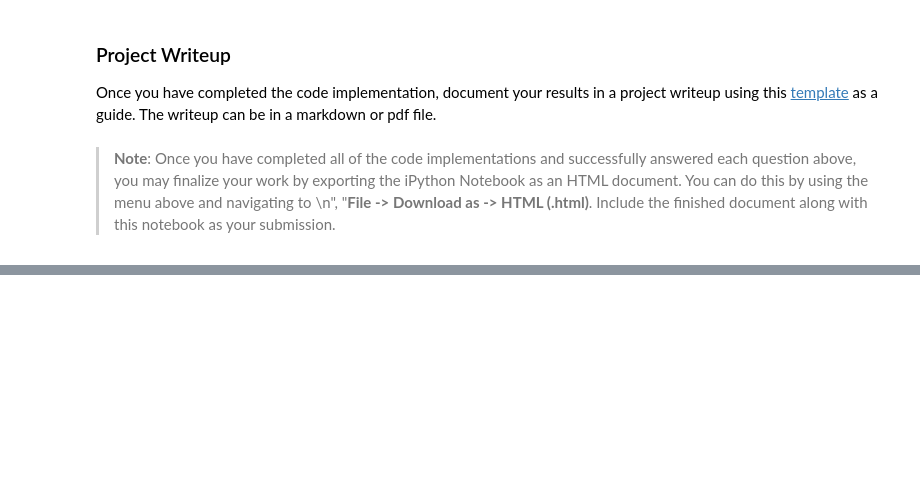
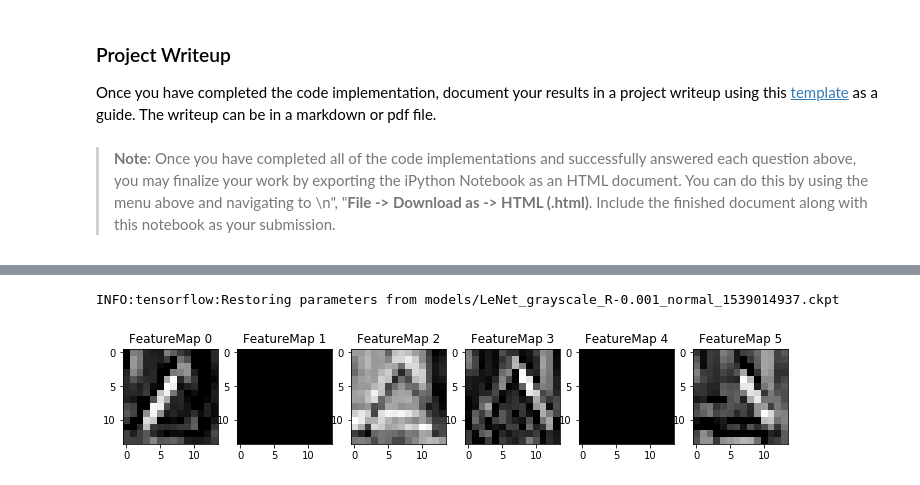
Before and after one commit to Pyrax/CarND-Traffic-Sign-Classifier-Project, a Jupyter notebook: Traffic_Sign_Classifier.ipynb, the cells around one changed output, grey strips where cells are left out. Saved outputs shown, nothing was run; the diff lists cells and outputs as text; code cells hidden in the pictures; blank space fills up the shorter version.

```diff
--- a/Traffic_Sign_Classifier.ipynb
+++ b/Traffic_Sign_Classifier.ipynb
@@ -845,0 +853,5 @@ def outputFeatureMap(image_input, tf_activation, activation_min=-1, activation_m
+# %%
+feature_net.outputFeatureMap(test_signs_pre[feature_image, None], getattr(feature_net, 'conv1'), restore=True)
+# %% [output]
+INFO:tensorflow:Restoring parameters from models/LeNet_grayscale_R-0.001_normal_1539014937.ckpt
+[figure, added]
```
Also changed, not shown: parts of 7 cells of this notebook, 1 other file.
